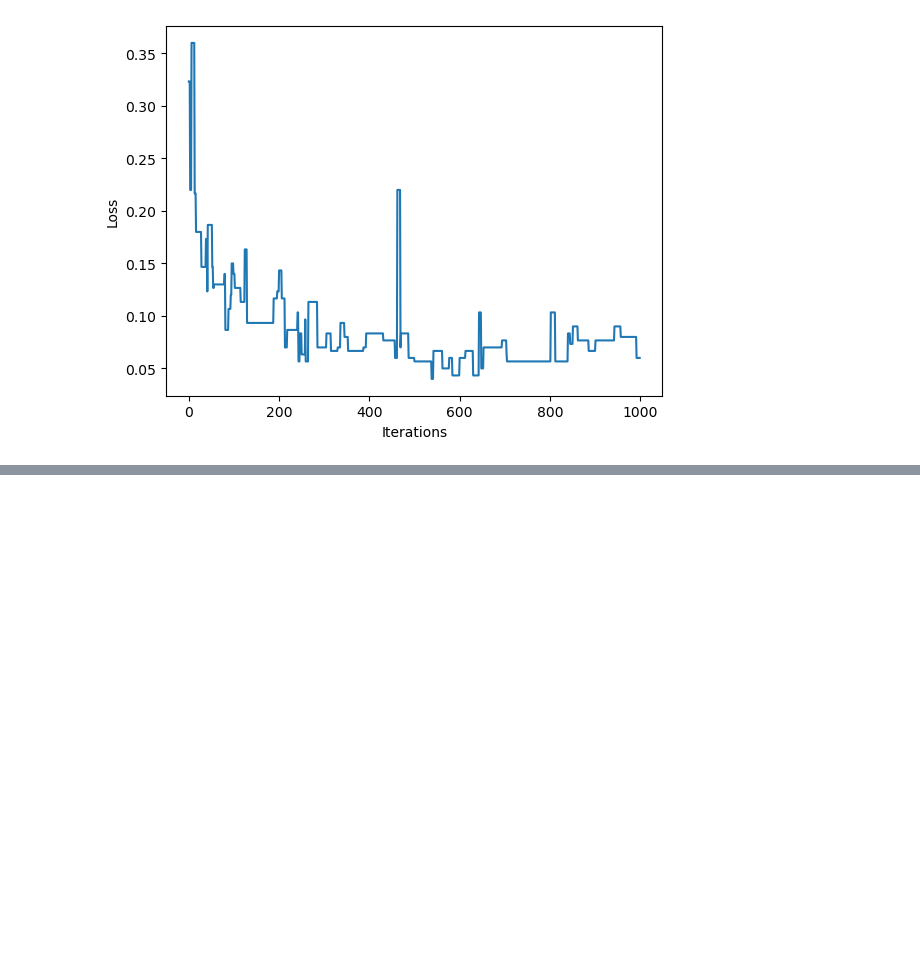
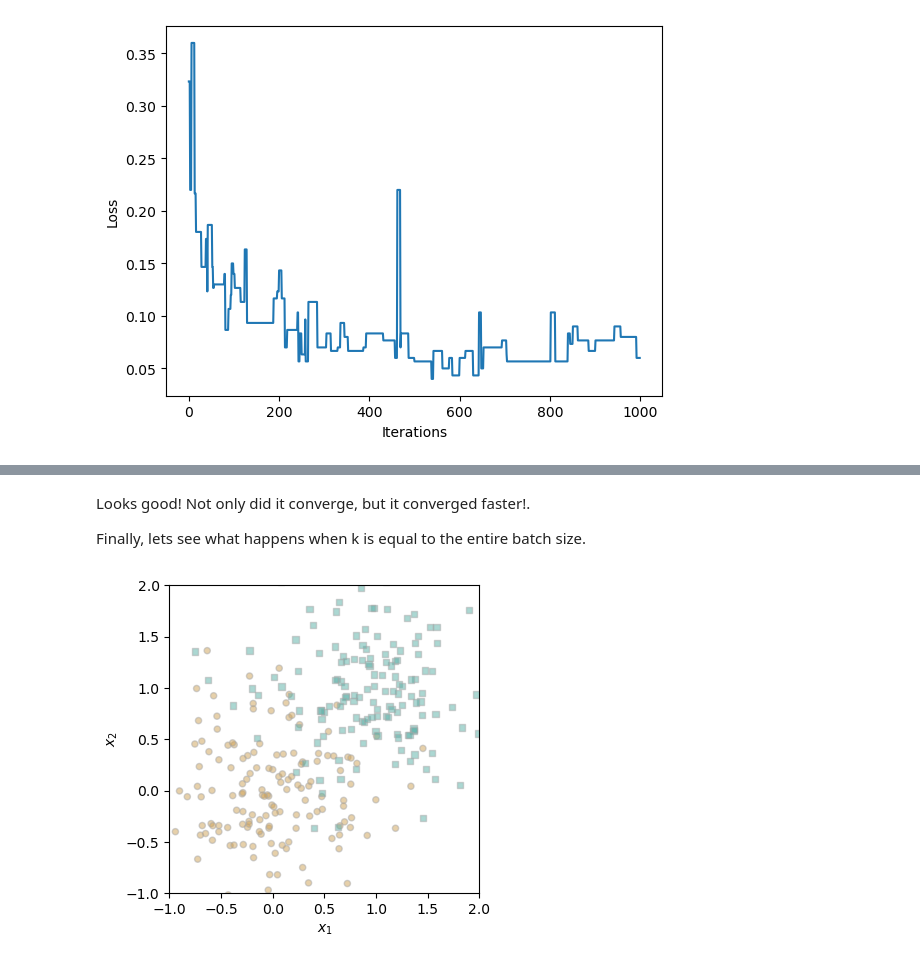
Before and after one commit to ShadowedSpace/ShadowedSpace.github.io, a Jupyter notebook: posts/BP6/BP6.ipynb, the cells around one changed output, grey strips where cells are left out. Cells and saved outputs as stored; diff of their text form; code cells hidden in the pictures; blank space fills up the shorter version.

```diff
--- a/posts/BP6/BP6.ipynb
+++ b/posts/BP6/BP6.ipynb
@@ -228,0 +273,11 @@ Text(0, 0.5, 'Loss')
+# %% [markdown]
+Looks good! Not only did it converge, but it converged faster!.
+
+Finally, lets see what happens when k is equal to the entire batch size.
+# %%
+X, y = perceptron_data(noise = 0.5)
+fig, ax = plt.subplots(1, 1, figsize = (4, 4))
+ax.set(xlim = (-1, 2), ylim = (-1, 2))
+plot_perceptron_data(X, y, [0, 0, 0], ax)
+# %% [output]
+[figure, added]
```
Also changed, not shown: parts of 11 cells of this notebook, 8 other files.
